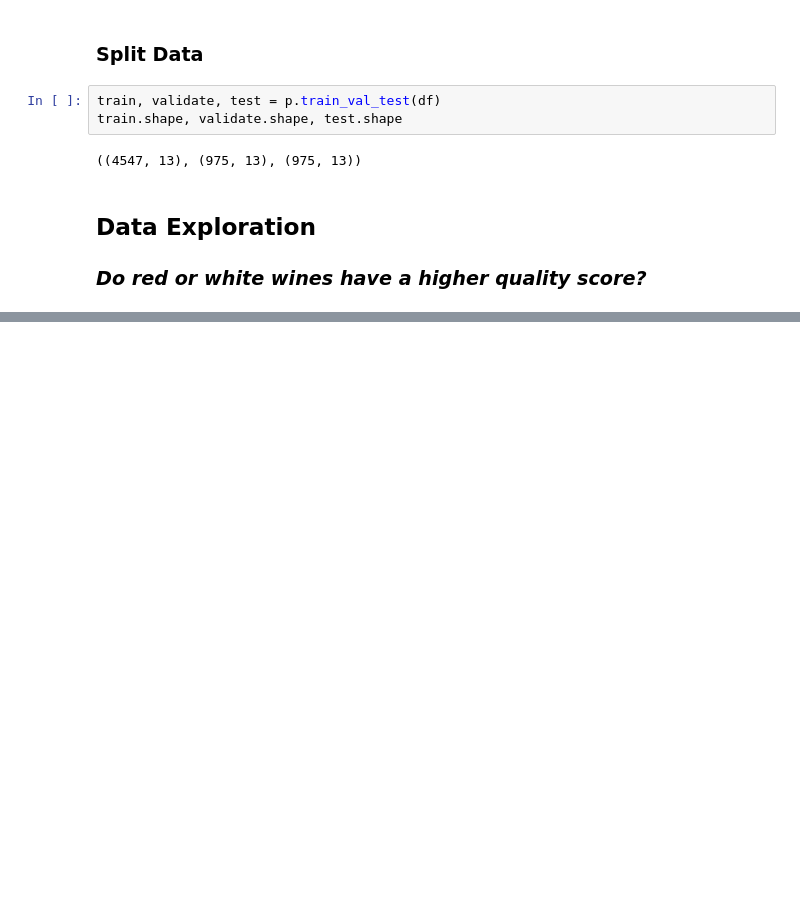
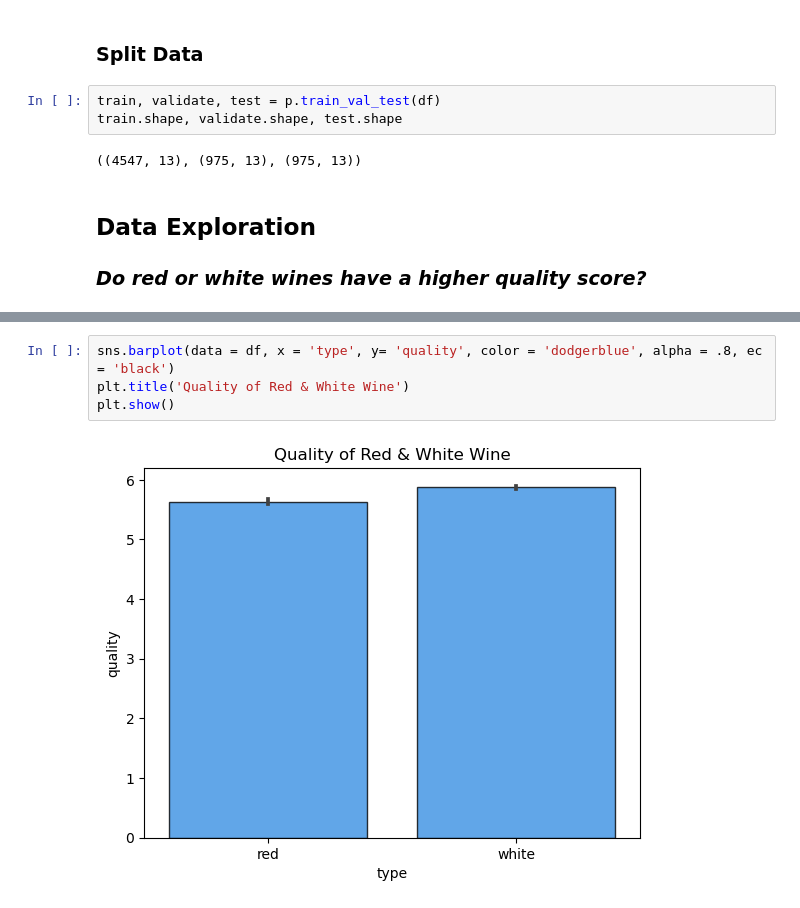
Before and after one commit to wine-clustering-project/wine-cluster, a Jupyter notebook: working_notebook_nick.ipynb, the cells around one changed output, grey strips where cells are left out. Saved outputs shown, nothing was run; the diff lists cells and outputs as text; blank space fills up the shorter version.

```diff
--- a/working_notebook_nick.ipynb
+++ b/working_notebook_nick.ipynb
@@ -198,0 +218,6 @@ train.shape, validate.shape, test.shape
+# %%
+sns.barplot(data = df, x = 'type', y= 'quality', color = 'dodgerblue', alpha = .8, ec = 'black')
+plt.title('Quality of Red & White Wine')
+plt.show()
+# %% [output]
+[figure, added]
```
Also changed, not shown: parts of 78 cells of this notebook, 2 other files.
